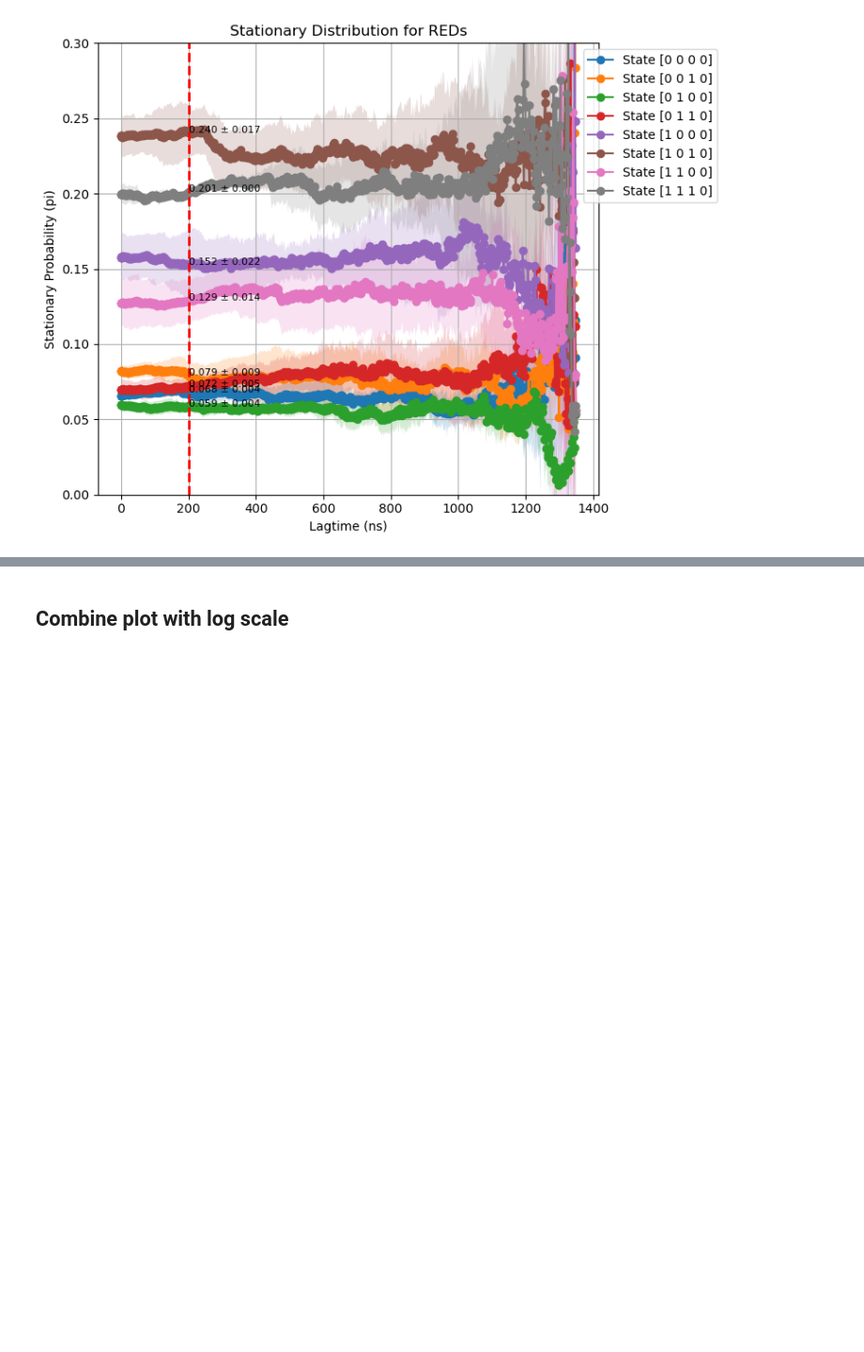
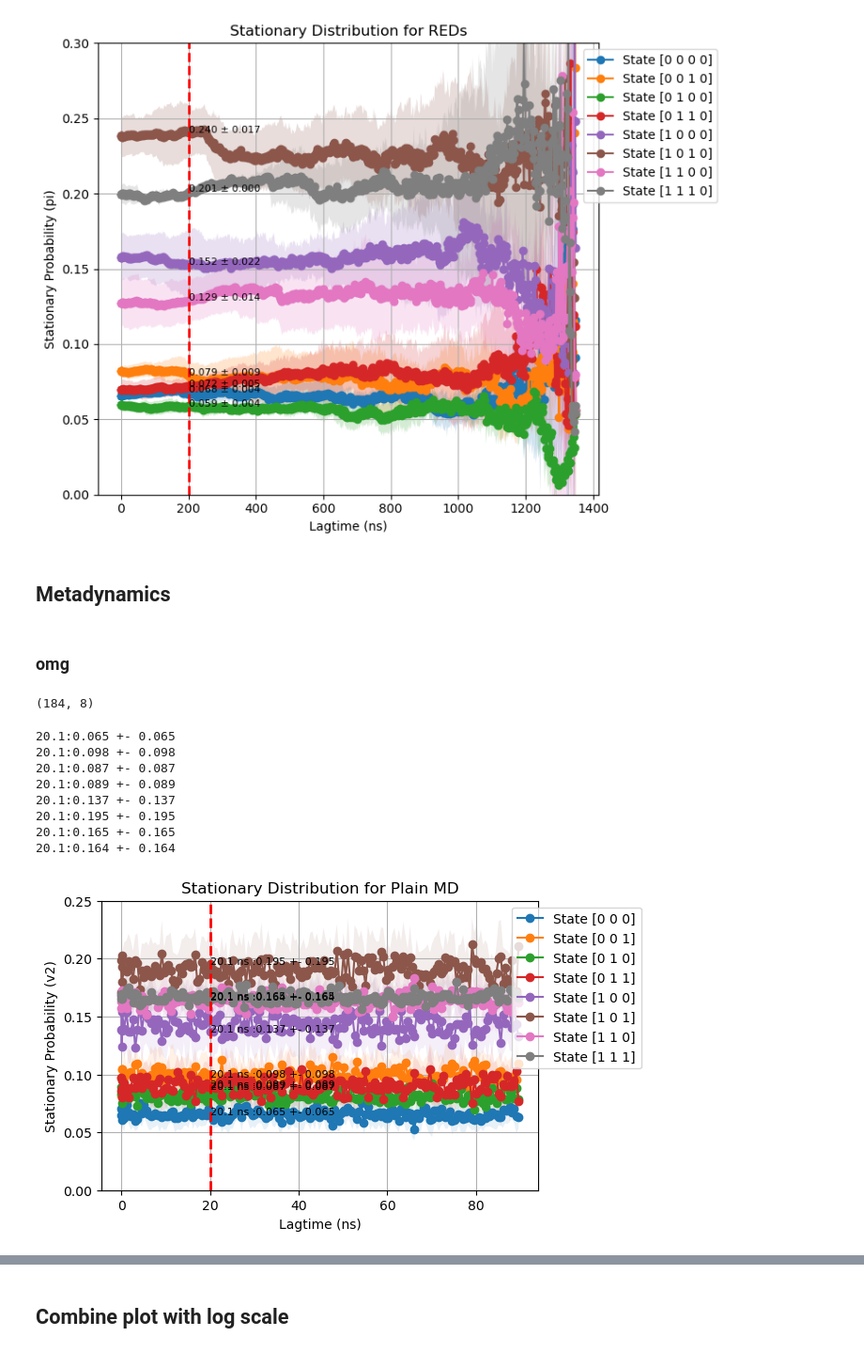
Before and after one commit to starwingc/peptoid_ESM, a Jupyter notebook: Analysis/stationary_population_8_comform.ipynb, the cells around one changed output, grey strips where cells are left out. Shown at 94% size. Drawn from its saved outputs; the diff is of its cells as text; code cells hidden in the pictures; blank space fills up the shorter version.

Commit message:
adding stationary_population_8_comform.ipynb include metadynamics

```diff
--- a/Analysis/stationary_population_8_comform.ipynb
+++ b/Analysis/stationary_population_8_comform.ipynb
@@ -481,3 +481,5 @@ plt.show()
 200.4 ns : 0.129 ± 0.014
 200.4 ns : 0.201 ± 0.000
 [figure]
+# %% [markdown]
+## Metadynamics
@@ -483,0 +488,53 @@ plt.show()
+# %% [markdown]
+### omg
+# %%
+methods_path = f"{metadynamics_path}/autocooreldata/autocoorel_data_omg"
+
+omega_loaded = Data.load(f"{methods_path}/stationary_distributions.pkl").array_list
+meta_omg_pi_all_means = omega_loaded[0]
+meta_omg_pi_all_stds = omega_loaded[3]
+meta_omg_lagtimes_ns = omega_loaded[8]
+
+meta_omg_pi_all_means.shape
+# %% [output]
+(184, 8)
+# %%
+plt.figure(figsize=(6, 4))
+state_to_plot = range(8)  # Fix: Select states 0 to 7
+
+# Loop through selected states and plot each separately
+for i, state in enumerate(state_to_plot):
+    plt.plot(meta_omg_lagtimes_ns, meta_omg_pi_all_means[:, i], '-o', label=f'State {plain_md_index_to_state(state)}')
+
+    # Add shaded region for standard deviation
+    plt.fill_between(meta_omg_lagtimes_ns,
+                     meta_omg_pi_all_means[:, i] + meta_omg_pi_all_stds[:, i],  # Upper bound
+                     meta_omg_pi_all_means[:, i] - meta_omg_pi_all_stds[:, i],  # Lower bound
+                     alpha=0.1)
+
+    # Annotate the first point with its value
+    first_x = meta_omg_lagtimes_ns[44]
+    first_y = meta_omg_pi_all_means[44, i]
+    first_y_var = meta_omg_pi_all_means[44, i]
+    plt.text(first_x, first_y,  f"{first_x} ns :{first_y:.3f} +- {first_y_var:.3f}", fontsize=8)
+    print(f"{first_x}:{first_y:.3f} +- {first_y_var:.3f}")
+
+plt.axvline(x=first_x, color='r', linestyle='--', linewidth=2)
+
+plt.xlabel('Lagtime (ns)')
+plt.ylabel('Stationary Probability (v2)')
+plt.title('Stationary Distribution for Plain MD')
+plt.legend(loc='upper right', bbox_to_anchor=(1.25, 1))
+plt.ylim(0, 0.25)
+plt.grid(True)
+plt.show()
+# %% [output]
+20.1:0.065 +- 0.065
+20.1:0.098 +- 0.098
+20.1:0.087 +- 0.087
+20.1:0.089 +- 0.089
+20.1:0.137 +- 0.137
+20.1:0.195 +- 0.195
+20.1:0.165 +- 0.165
+20.1:0.164 +- 0.164
+[figure, added]
```
Also changed, not shown: parts of 20 cells of this notebook.
